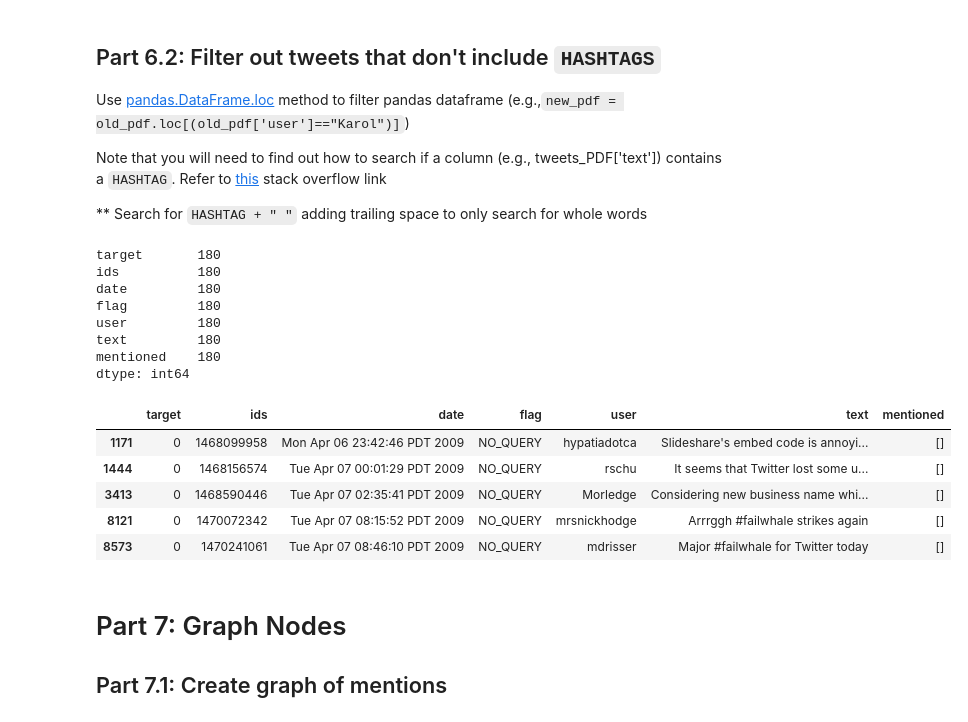
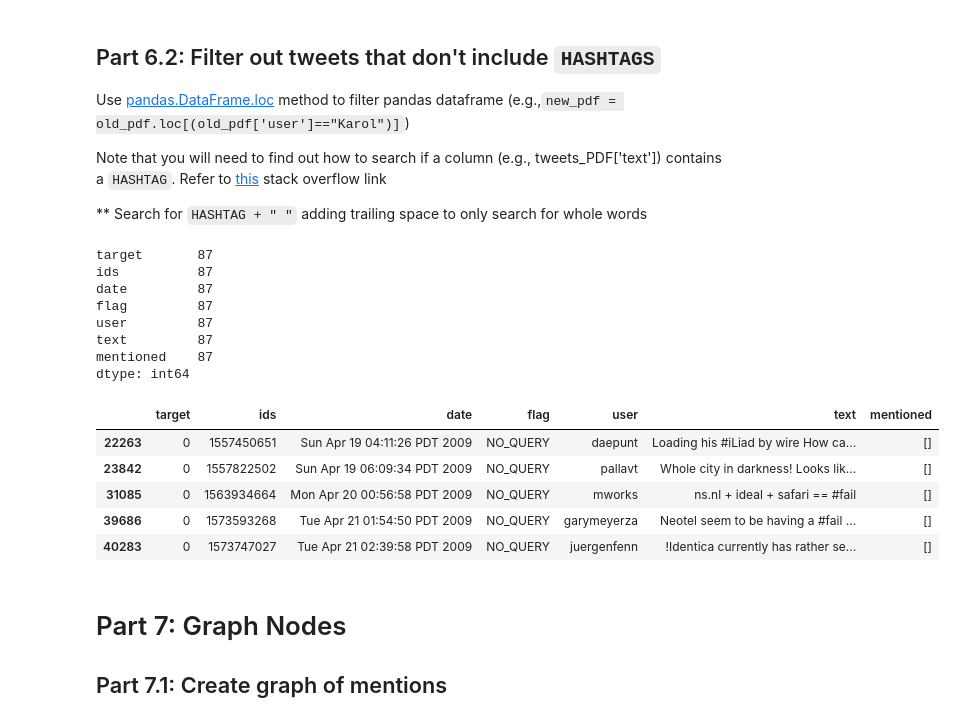
Before and after one commit to NayeemaNonta/PySpark-Homework3, a Jupyter notebook: 20837920_nnonta_H3.ipynb, the cells around one changed output. Drawn from its saved outputs; the diff is of its cells as text; code cells hidden in the pictures.

```diff
--- a/20837920_nnonta_H3.ipynb
+++ b/20837920_nnonta_H3.ipynb
@@ -352,30 +337,30 @@ Note that you will need to find out how to search if a column (e.g., tweets_PDF[
 ** Search for `HASHTAG + " "` adding trailing space to only search for whole words
 # %%
 # TODO: Only store tweets with HASHTAG
-tweets_PDF_filtered = tweets_PDF.loc[tweets_PDF['text'].str.contains(HASHTAG)]
+tweets_PDF_filtered = tweets_PDF.loc[tweets_PDF['text'].str.contains(HASHTAG + " ")]
 
 # Print the number of tweets containting the hashtag
 print(tweets_PDF_filtered.count())
 
 # Print the first couple tweets
 import pandas as pd
 pd.set_option('display.max_colwidth', None)
 tweets_PDF_filtered.head(5)
 # %% [output]
-target       180
-ids          180
-date         180
-flag         180
-user         180
-text         180
-mentioned    180
+target       87
+ids          87
+date         87
+flag         87
+user         87
+text         87
+mentioned    87
 dtype: int64
 |  | target | ids | date | flag | user | text | mentioned |
-| 1171 | 0 | 1468099958 | Mon Apr 06 23:42:46 PDT 2009 | NO_QUERY | hypatiadotca | Slideshare's embed code is annoyi... | [] |
-| 1444 | 0 | 1468156574 | Tue Apr 07 00:01:29 PDT 2009 | NO_QUERY | rschu | It seems that Twitter lost some u... | [] |
-| 3413 | 0 | 1468590446 | Tue Apr 07 02:35:41 PDT 2009 | NO_QUERY | Morledge | Considering new business name whi... | [] |
-| 8121 | 0 | 1470072342 | Tue Apr 07 08:15:52 PDT 2009 | NO_QUERY | mrsnickhodge | Arrrggh #failwhale strikes again | [] |
-| 8573 | 0 | 1470241061 | Tue Apr 07 08:46:10 PDT 2009 | NO_QUERY | mdrisser | Major #failwhale for Twitter today | [] |
+| 22263 | 0 | 1557450651 | Sun Apr 19 04:11:26 PDT 2009 | NO_QUERY | daepunt | Loading his #iLiad by wire How ca... | [] |
+| 23842 | 0 | 1557822502 | Sun Apr 19 06:09:34 PDT 2009 | NO_QUERY | pallavt | Whole city in darkness! Looks lik... | [] |
+| 31085 | 0 | 1563934664 | Mon Apr 20 00:56:58 PDT 2009 | NO_QUERY | mworks | ns.nl + ideal + safari == #fail | [] |
+| 39686 | 0 | 1573593268 | Tue Apr 21 01:54:50 PDT 2009 | NO_QUERY | garymeyerza | Neotel seem to be having a #fail ... | [] |
+| 40283 | 0 | 1573747027 | Tue Apr 21 02:39:58 PDT 2009 | NO_QUERY | juergenfenn | !Identica currently has rather se... | [] |
 # %% [markdown]
 # Part 7: Graph Nodes
 ## Part 7.1: Create graph of mentions
```
Also changed, not shown: parts of 12 cells of this notebook, 2 other files.
